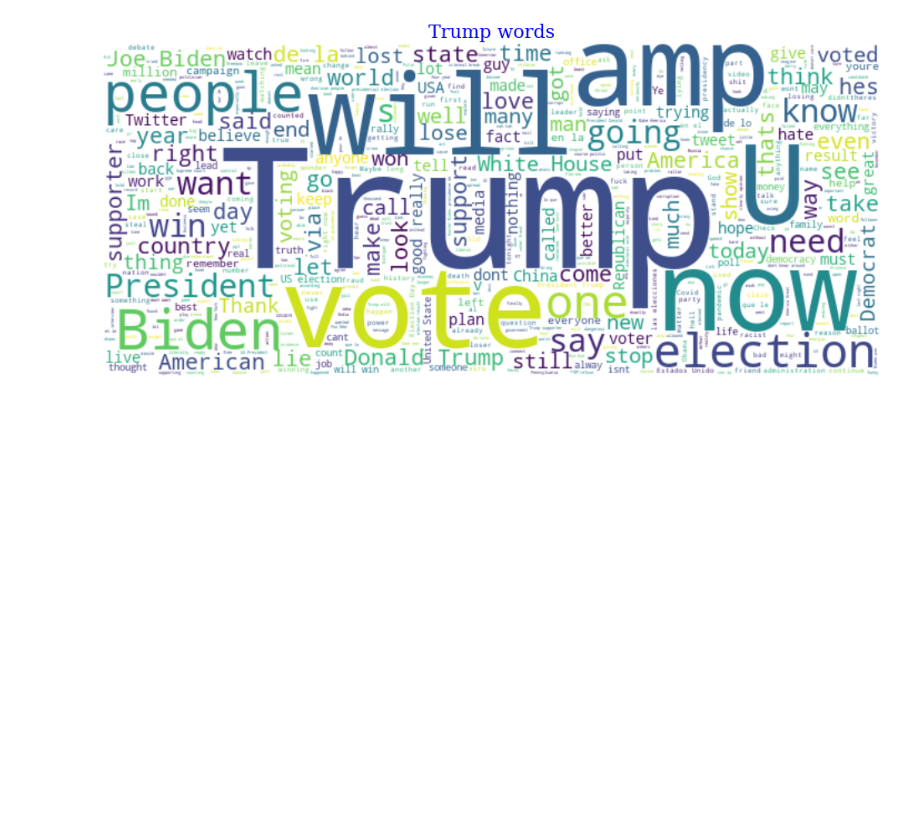
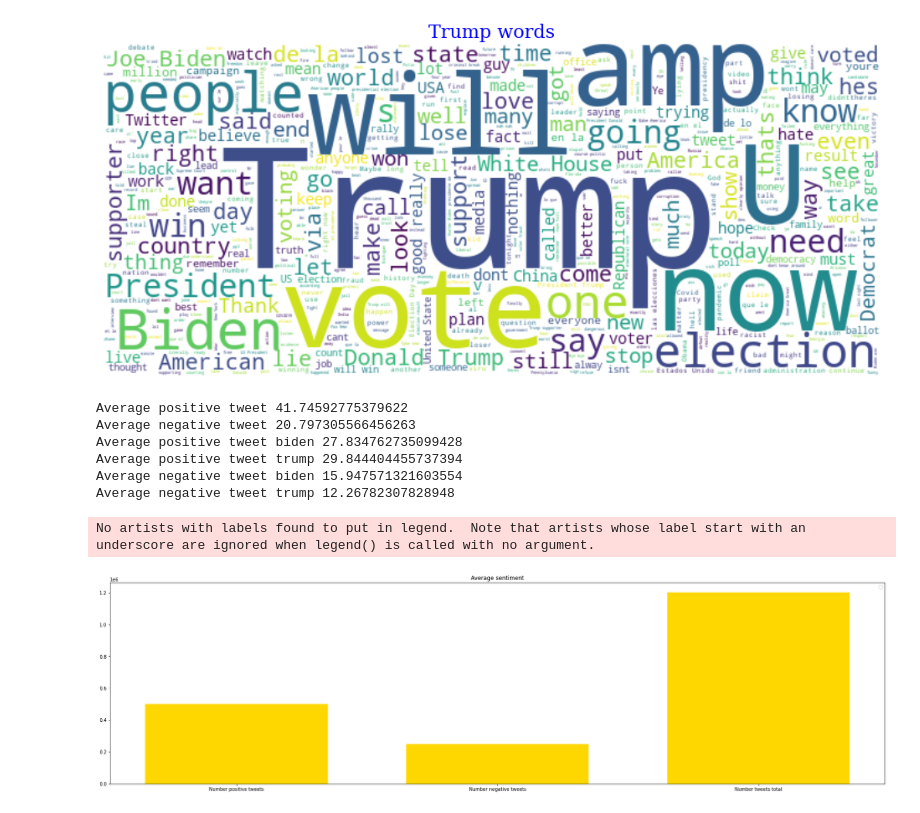
Before and after one commit to Guillaume-Vacelet/bigdata_group_1, a Jupyter notebook: sentiment_analysis_tweets.ipynb, the cells around one changed output. Saved outputs shown, nothing was run; the diff lists cells and outputs as text; code cells hidden in the pictures; blank space fills up the shorter version.

Commit message:
✨ Added sentiement analysis by tweets and by day

```diff
--- a/sentiment_analysis_tweets.ipynb
+++ b/sentiment_analysis_tweets.ipynb
@@ -92,0 +130,59 @@ create_wordcloud(trump_tweets, "Trump words")
+# %%
+def compute_sentiments(_tweets_by_day, reference = None):
+    nb_neg_tweets = 0
+    nb_pos_tweets = 0
+    nb_tweets = 0
+
+    for tweet_by_day in _tweets_by_day:
+        for tweet in tweet_by_day['tweets']:
+            if tweet['reference'] == reference:
+                continue
+            sentiment = tweet['sentiment']
+            if sentiment.polarity < 0:
+                nb_neg_tweets += 1
+            elif sentiment.polarity > 0:
+                nb_pos_tweets += 1
+            nb_tweets += 1
+    return nb_neg_tweets, nb_pos_tweets, nb_tweets
+
+nb_neg_tweets_biden, nb_pos_tweets_biden, nb_tweets_biden = compute_sentiments(tweets_by_day, "biden")
+nb_neg_tweets_trump, nb_pos_tweets_trump, nb_tweets_trump = compute_sentiments(tweets_by_day, "trump")
+nb_tweets_total = nb_tweets_biden + nb_pos_tweets_trump
+average_neg_tweet = (nb_neg_tweets_trump + nb_neg_tweets_biden) / nb_tweets_total * 100
+# %%
+average_pos_tweet = (nb_pos_tweets_trump + nb_pos_tweets_biden) / nb_tweets_total * 100
+average_pos_tweet_biden = nb_pos_tweets_biden / nb_tweets_biden * 100
+average_pos_tweet_trump = nb_pos_tweets_trump / nb_tweets_trump * 100
+average_neg_tweet_biden = nb_neg_tweets_biden / nb_tweets_biden * 100
+average_neg_tweet_trump = nb_neg_tweets_trump / nb_tweets_trump * 100
+
+print('Average positive tweet ' + str(average_pos_tweet))
+print('Average negative tweet ' + str(average_neg_tweet))
+print('Average positive tweet biden ' + str(average_pos_tweet_biden))
+print('Average positive tweet trump ' + str(average_pos_tweet_trump))
+print('Average negative tweet biden ' + str(average_neg_tweet_biden))
+print('Average negative tweet trump ' + str(average_neg_tweet_trump))
+# %% [output]
+Average positive tweet 41.74592775379622
+Average negative tweet 20.797305566456263
+Average positive tweet biden 27.834762735099428
+Average positive tweet trump 29.844404455737394
+Average negative tweet biden 15.947571321603554
+Average negative tweet trump 12.26782307828948
+# %%
+x = ['Number positive tweets', 'Number negative tweets', 'Number tweets total']
+
+x_pos = np.arange(len(x))
+width = 0.7
+
+plt.figure(figsize=(30,8))
+plt.bar(x_pos, [(nb_pos_tweets_trump + nb_pos_tweets_biden), (nb_neg_tweets_trump + nb_neg_tweets_biden), nb_tweets_total], width=width, color="gold")
+
+plt.xticks(x_pos, x)
+plt.title("Average sentiment")
+plt.legend()
+
+plt.show()
+# %% [output]
+No artists with labels found to put in legend.  Note that artists whose label start with an underscore are ignored when legend() is called with no argument.
+[figure, added]
```
Also changed, not shown: parts of 9 cells of this notebook.
